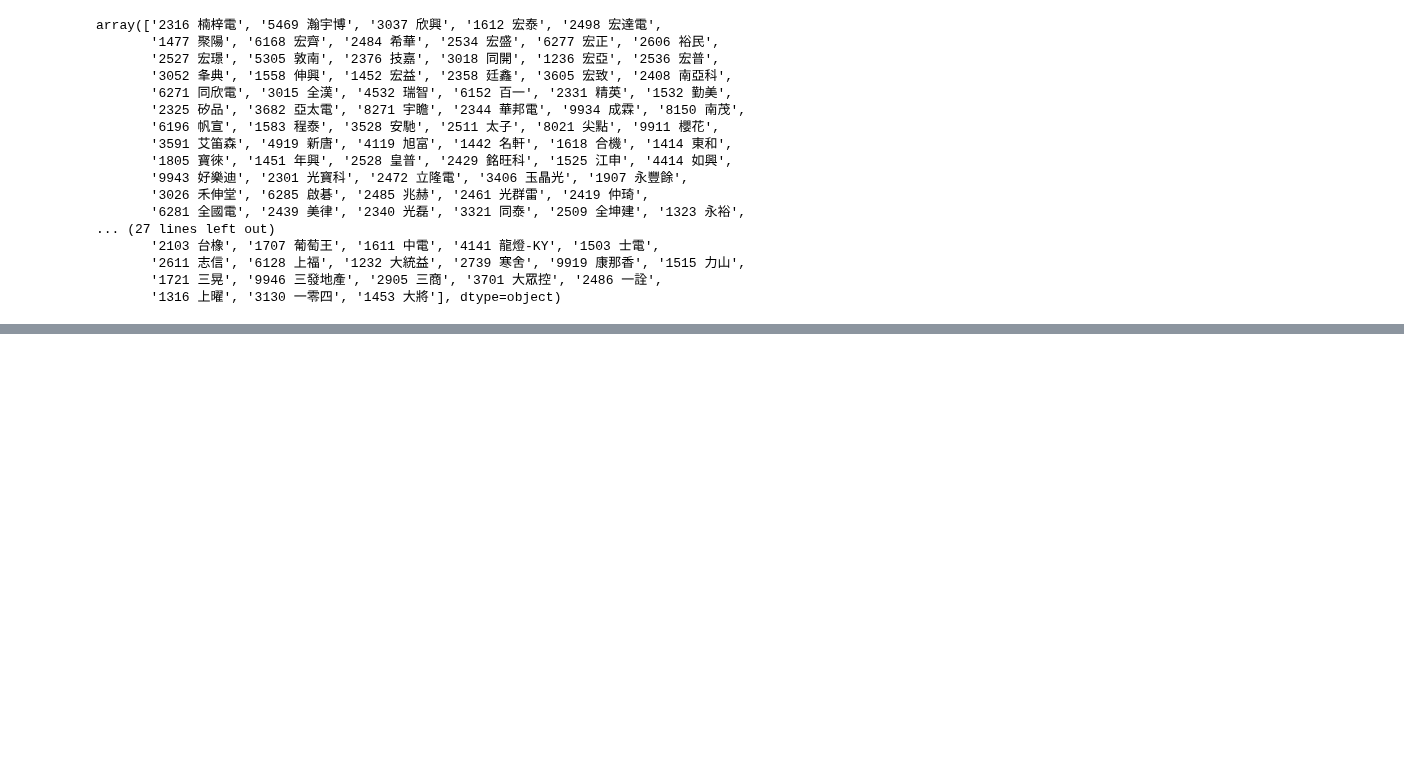
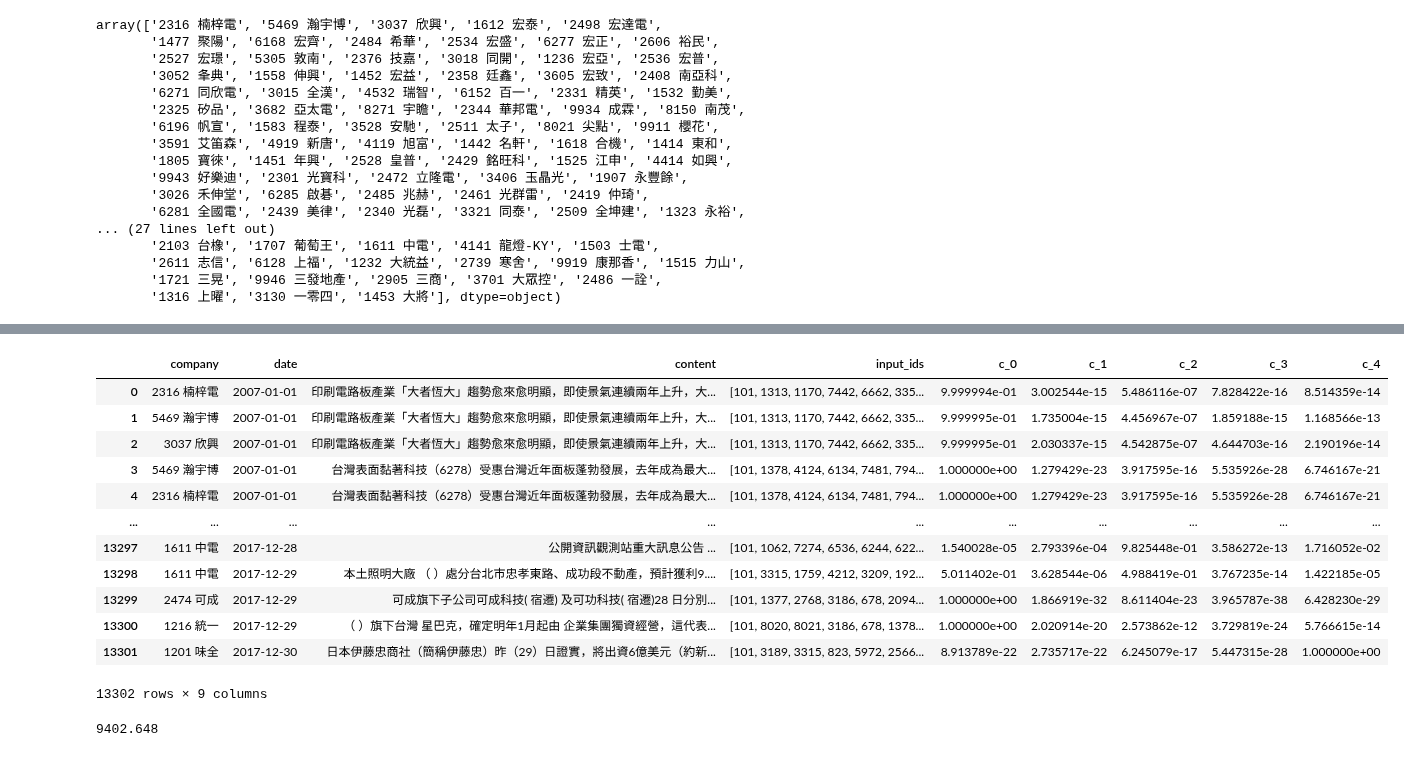
Before and after one commit to roccqqck/news_bert, a Jupyter notebook: 6.news_data_preprocessing.ipynb, the cells around one changed output, grey strips where cells are left out. Saved outputs shown, nothing was run; the diff lists cells and outputs as text; code cells hidden in the pictures; blank space fills up the shorter version.

Commit message:
load model save predict prob

```diff
--- a/6.news_data_preprocessing.ipynb
+++ b/6.news_data_preprocessing.ipynb
@@ -476,0 +591,12 @@ for company_name in company_list:
+# %%
+# df_news['input_ids'].to_numpy() 出來不是一個2d numpy
+# 只好用for loop一個一個拿出來合併
+# 用np vstack超級慢 不知道為何  改用最外層是list append
+input_ids = []      # list
+for index, row in all_news.iterrows():
+    np_1d = all_news.loc[index,'input_ids']    # 1d np arrary
+    input_ids.append(np_1d)                       # 1d np的 list # list[np_1, np_2, np_3, ....]
+
+
+input_ids = np.array(input_ids)                       # 轉成2d np
+input_ids
@@ -476,0 +611,9 @@ for company_name in company_list:
+# %%
+# Recreate the exact same model, including its weights and the optimizer
+# 讀取存的model
+input_layer = Input(shape = (512,), dtype='int64')  # 預設是float 要改成input_id的int64
+load_model = tf.keras.models.load_model('model/model_bert_eland_softmax_1')(input_layer)
+model_1 = Model(inputs=input_layer, outputs=load_model)
+
+# Show the model architecture
+model_1.summary()
@@ -476,0 +633,5 @@ for company_name in company_list:
+# %%
+%%time
+predictions = model_1.predict(input_ids)   # 輸出的是n*5的編碼值array
+print(predictions.shape)
+predictions
@@ -476,0 +655,3 @@ for company_name in company_list:
+# %%
+df_predictions = pd.DataFrame(predictions, columns = ["c_0", "c_1", "c_2", "c_3", "c_4"])
+df_predictions
@@ -476,0 +672,21 @@ for company_name in company_list:
+# %%
+all_news = pd.concat([all_news, df_predictions], axis=1)
+all_news
+# %% [output]
+|  | company | date | content | input_ids | c_0 | c_1 | c_2 | c_3 | c_4 |
+| 0 | 2316 楠梓電 | 2007-01-01 | 印刷電路板產業「大者恆大」趨勢愈來愈明顯，即使景氣連續兩年上升，大... | [101, 1313, 1170, 7442, 6662, 335... | 9.999994e-01 | 3.002544e-15 | 5.486116e-07 | 7.828422e-16 | 8.514359e-14 |
+| 1 | 5469 瀚宇博 | 2007-01-01 | 印刷電路板產業「大者恆大」趨勢愈來愈明顯，即使景氣連續兩年上升，大... | [101, 1313, 1170, 7442, 6662, 335... | 9.999995e-01 | 1.735004e-15 | 4.456967e-07 | 1.859188e-15 | 1.168566e-13 |
+| 2 | 3037 欣興 | 2007-01-01 | 印刷電路板產業「大者恆大」趨勢愈來愈明顯，即使景氣連續兩年上升，大... | [101, 1313, 1170, 7442, 6662, 335... | 9.999995e-01 | 2.030337e-15 | 4.542875e-07 | 4.644703e-16 | 2.190196e-14 |
+| 3 | 5469 瀚宇博 | 2007-01-01 | 台灣表面黏著科技（6278）受惠台灣近年面板蓬勃發展，去年成為最大... | [101, 1378, 4124, 6134, 7481, 794... | 1.000000e+00 | 1.279429e-23 | 3.917595e-16 | 5.535926e-28 | 6.746167e-21 |
+| 4 | 2316 楠梓電 | 2007-01-01 | 台灣表面黏著科技（6278）受惠台灣近年面板蓬勃發展，去年成為最大... | [101, 1378, 4124, 6134, 7481, 794... | 1.000000e+00 | 1.279429e-23 | 3.917595e-16 | 5.535926e-28 | 6.746167e-21 |
+| ... | ... | ... | ... | ... | ... | ... | ... | ... | ... |
+| 13297 | 1611 中電 | 2017-12-28 | 公開資訊觀測站重大訊息公告 ... | [101, 1062, 7274, 6536, 6244, 622... | 1.540028e-05 | 2.793396e-04 | 9.825448e-01 | 3.586272e-13 | 1.716052e-02 |
+| 13298 | 1611 中電 | 2017-12-29 | 本土照明大廠 （ ）處分台北市忠孝東路、成功段不動產，預計獲利9.... | [101, 3315, 1759, 4212, 3209, 192... | 5.011402e-01 | 3.628544e-06 | 4.988419e-01 | 3.767235e-14 | 1.422185e-05 |
+| 13299 | 2474 可成 | 2017-12-29 | 可成旗下子公司可成科技( 宿遷) 及可功科技( 宿遷)28 日分別... | [101, 1377, 2768, 3186, 678, 2094... | 1.000000e+00 | 1.866919e-32 | 8.611404e-23 | 3.965787e-38 | 6.428230e-29 |
+| 13300 | 1216 統一 | 2017-12-29 | （ ）旗下台灣 星巴克，確定明年1月起由 企業集團獨資經營，這代表... | [101, 8020, 8021, 3186, 678, 1378... | 1.000000e+00 | 2.020914e-20 | 2.573862e-12 | 3.729819e-24 | 5.766615e-14 |
+| 13301 | 1201 味全 | 2017-12-30 | 日本伊藤忠商社（簡稱伊藤忠）昨（29）日證實，將出資6億美元（約新... | [101, 3189, 3315, 823, 5972, 2566... | 8.913789e-22 | 2.735717e-22 | 6.245079e-17 | 5.447315e-28 | 1.000000e+00 |
+13302 rows × 9 columns
+# %%
+all_news["c_0"].sum()
+# %% [output]
+9402.648
```
Also changed, not shown: parts of 18 cells of this notebook.
